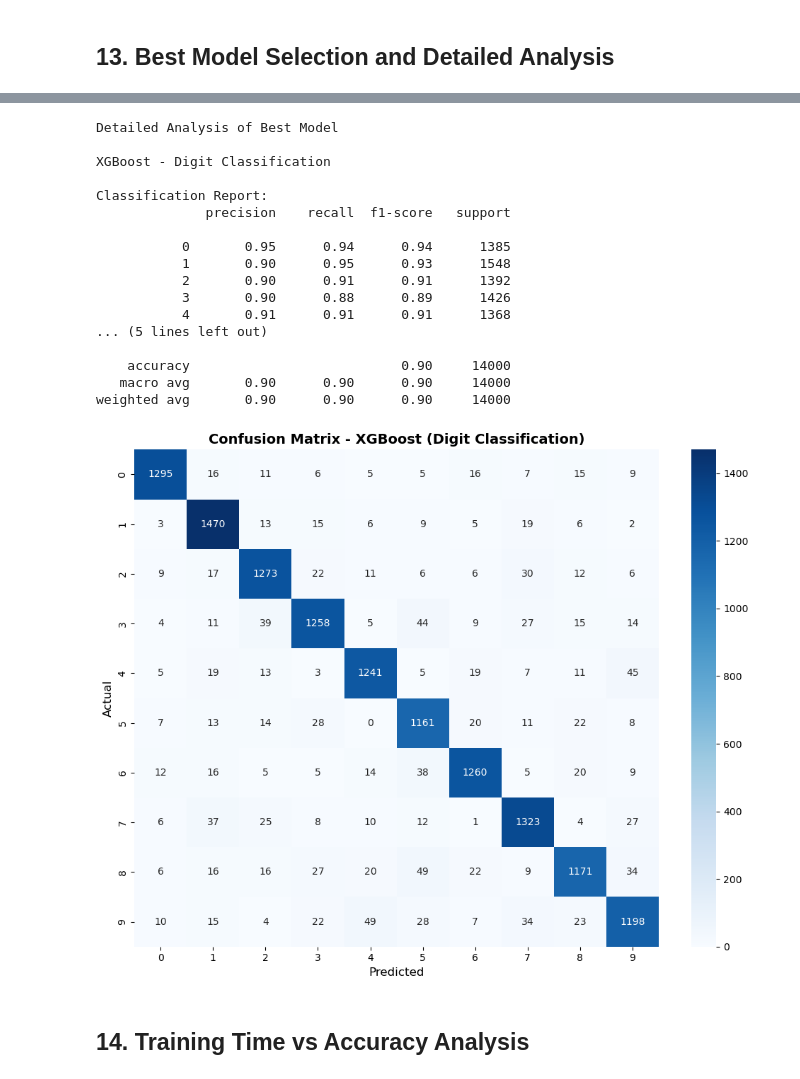
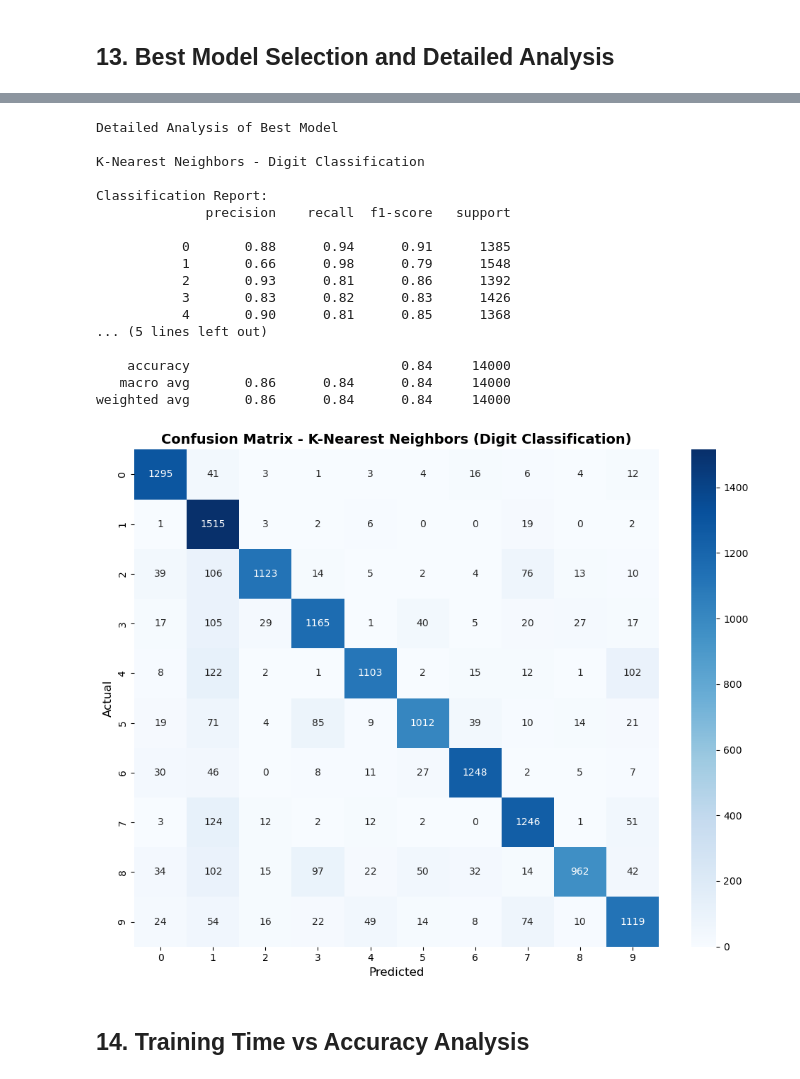
Before and after one commit to Cha-pagetti/ML_Project, a Jupyter notebook: colormnist_classification.ipynb, the cells around one changed output, grey strips where cells are left out. Drawn from its saved outputs; the diff is of its cells as text; code cells hidden in the pictures.

Commit message:
Seperate Simple Models & Complex Models

```diff
--- a/colormnist_classification.ipynb
+++ b/colormnist_classification.ipynb
@@ -326,12 +260,6 @@ Using raw pixel features
 def get_models():
     """Return a fresh set of models for each training task"""
     return {
-        'Random Forest': RandomForestClassifier(
-            n_estimators=100,
-            max_depth=20,
-            random_state=42,
-            n_jobs=1
-        ),
         'Decision Tree': DecisionTreeClassifier(
             max_depth=20,
             random_state=42
@@ -346,22 +274,15 @@ def get_models():
             n_jobs=1,
             solver='saga'
         ),
-        'XGBoost': XGBClassifier(
-            n_estimators=100,
-            max_depth=6,
-            random_state=42,
-            n_jobs=1,
-            eval_metric='mlogloss'
-        ),
         'SVM (Linear)': SVC(
             kernel='linear',
             random_state=42,
-            max_iter=1000
+            max_iter=100
         ),
         'SVM (RBF)': SVC(
             kernel='rbf',
             random_state=42,
-            max_iter=1000,
+            max_iter=100,
             gamma='scale'
         )
     }
@@ -442,8 +361,8 @@ print()
 
 digit_results = train_and_evaluate(
     models_dict,
-    X_train_hog,
-    X_test_hog,
+    X_train,
+    X_test,
     y_digit_train,
     y_digit_test,
     task_name='Digit Classification'
@@ -622,42 +541,42 @@ Best Performing Models
 # %%
 print("\nDetailed Analysis of Best Model\n")
 
 best_digit_model = get_models()[best_digit_model_name]
-best_digit_model.fit(X_train_hog, y_digit_train)
-y_digit_pred = best_digit_model.predict(X_test_hog)
+best_digit_model.fit(X_train, y_digit_train)
+y_digit_pred = best_digit_model.predict(X_test)
 
 print(f"{best_digit_model_name} - Digit Classification")
 print("\nClassification Report:")
 print(classification_report(y_digit_test, y_digit_pred))
 
 cm = confusion_matrix(y_digit_test, y_digit_pred)
 plt.figure(figsize=(10, 8))
 sns.heatmap(cm, annot=True, fmt='d', cmap='Blues', cbar=True)
 plt.title(f'Confusion Matrix - {best_digit_model_name} (Digit Classification)',
           fontsize=14, fontweight='bold')
 plt.ylabel('Actual', fontsize=12)
 plt.xlabel('Predicted', fontsize=12)
 plt.tight_layout()
 plt.show()
 # %% [output]
 Detailed Analysis of Best Model
 
-XGBoost - Digit Classification
+K-Nearest Neighbors - Digit Classification
 
 Classification Report:
               precision    recall  f1-score   support
 
-           0       0.95      0.94      0.94      1385
-           1       0.90      0.95      0.93      1548
-           2       0.90      0.91      0.91      1392
-           3       0.90      0.88      0.89      1426
-           4       0.91      0.91      0.91      1368
+           0       0.88      0.94      0.91      1385
+           1       0.66      0.98      0.79      1548
+           2       0.93      0.81      0.86      1392
+           3       0.83      0.82      0.83      1426
+           4       0.90      0.81      0.85      1368
 ... (5 lines left out)
 
-    accuracy                           0.90     14000
-   macro avg       0.90      0.90      0.90     14000
-weighted avg       0.90      0.90      0.90     14000
+    accuracy                           0.84     14000
+   macro avg       0.86      0.84      0.84     14000
+weighted avg       0.86      0.84      0.84     14000
-[figure, old version]
+[figure, new version]
 # %% [markdown]
 ## 14. Training Time vs Accuracy Analysis
 # %%
```
Also changed, not shown: parts of 12 cells of this notebook, 1 other file.
